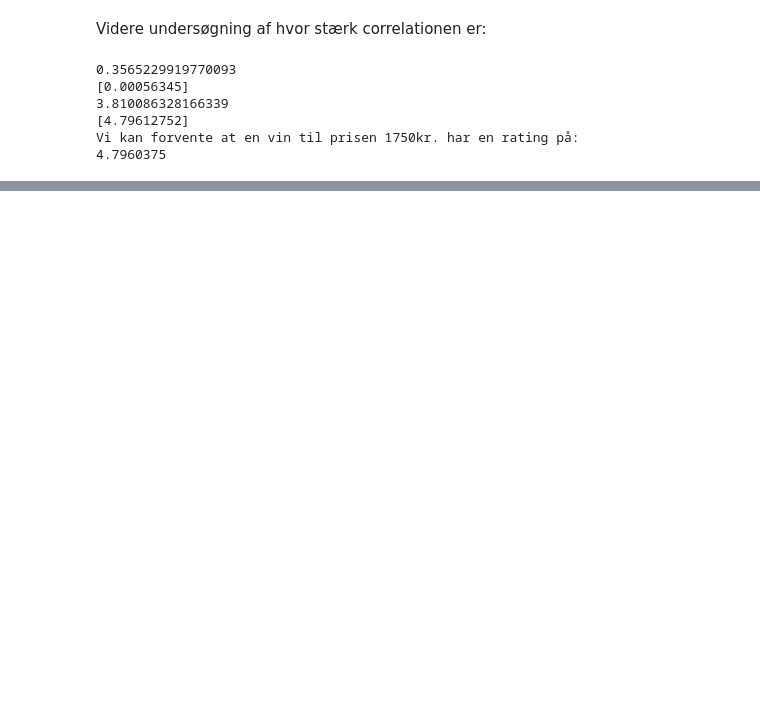
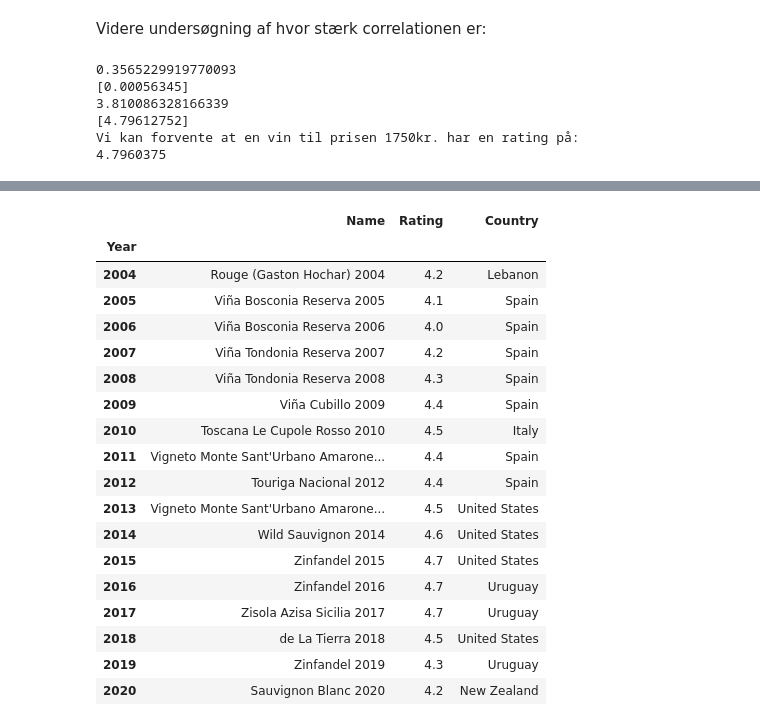
Before and after one commit to MathiasNoeClausen/pythonEksamen, a Jupyter notebook: Python_eksamen.ipynb, the cells around one changed output, grey strips where cells are left out. Drawn from its saved outputs; the diff is of its cells as text; code cells hidden in the pictures; blank space fills up the shorter version.

```diff
--- a/Python_eksamen.ipynb
+++ b/Python_eksamen.ipynb
@@ -210,0 +232,28 @@ r2_score(dfTrain['Actual'], dfTrain['Predicted'])
+# %%
+#Viser hvilken vin der var bedst for hvert år, samt hvilket land den kom fra.
+max_rating = data_chart.groupby('Year').max()
+max = max_rating['Rating'].max()
+min_rating = data_chart.groupby('Year').min()
+#min_rating
+max_rating
+#max
+# %% [output]
+|  | Name | Rating | Country |
+| Year |  |  |  |
+| 2004 | Rouge (Gaston Hochar) 2004 | 4.2 | Lebanon |
+| 2005 | Viña Bosconia Reserva 2005 | 4.1 | Spain |
+| 2006 | Viña Bosconia Reserva 2006 | 4.0 | Spain |
+| 2007 | Viña Tondonia Reserva 2007 | 4.2 | Spain |
+| 2008 | Viña Tondonia Reserva 2008 | 4.3 | Spain |
+| 2009 | Viña Cubillo 2009 | 4.4 | Spain |
+| 2010 | Toscana Le Cupole Rosso 2010 | 4.5 | Italy |
+| 2011 | Vigneto Monte Sant'Urbano Amarone... | 4.4 | Spain |
+| 2012 | Touriga Nacional 2012 | 4.4 | Spain |
+| 2013 | Vigneto Monte Sant'Urbano Amarone... | 4.5 | United States |
+| 2014 | Wild Sauvignon 2014 | 4.6 | United States |
+| 2015 | Zinfandel 2015 | 4.7 | United States |
+| 2016 | Zinfandel 2016 | 4.7 | Uruguay |
+| 2017 | Zisola Azisa Sicilia 2017 | 4.7 | Uruguay |
+| 2018 | de La Tierra 2018 | 4.5 | United States |
+| 2019 | Zinfandel 2019 | 4.3 | Uruguay |
+| 2020 | Sauvignon Blanc 2020 | 4.2 | New Zealand |
```
Also changed, not shown: parts of 10 cells of this notebook, 1 other file.
